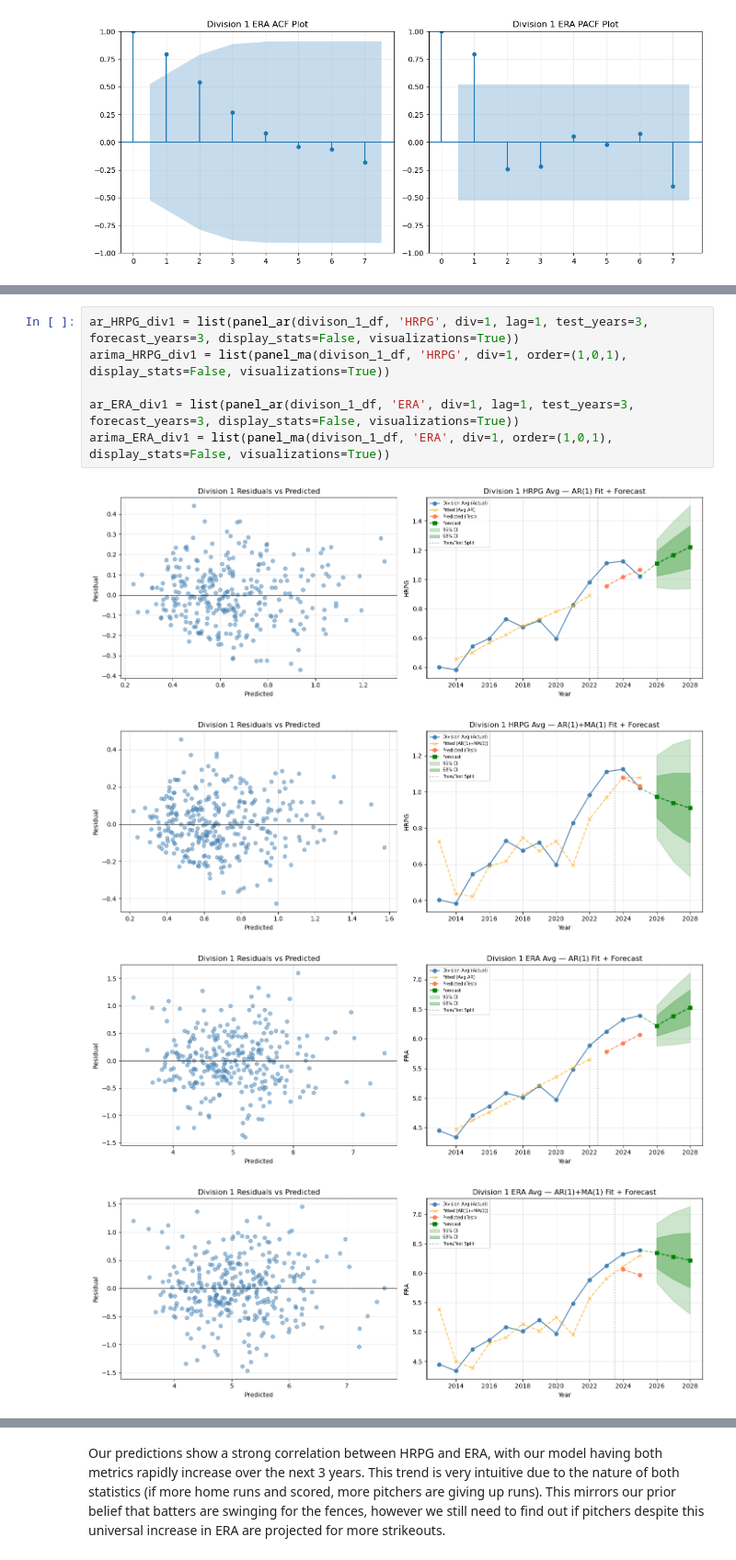
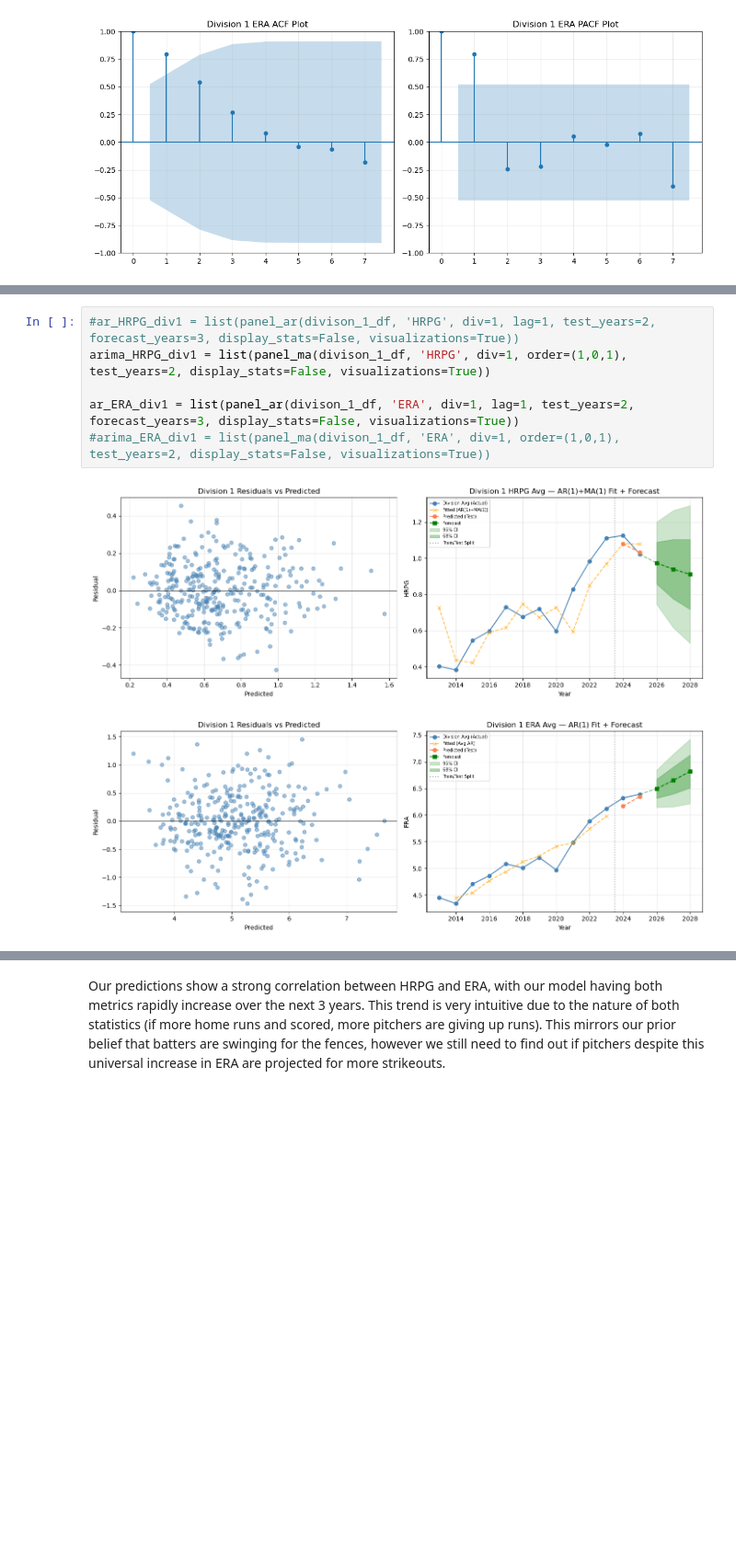
Before and after one commit to jeremym3817/DS4420-BiggsMarino-Final-Project, a Jupyter notebook: Jeremy Marino - DS4420 TimeSeries.ipynb, the cells around one changed output, grey strips where cells are left out. Shown at 92% size. Cells and saved outputs as stored; diff of their text form; blank space fills up the shorter version.

```diff
--- a/Jeremy Marino - DS4420 TimeSeries.ipynb
+++ b/Jeremy Marino - DS4420 TimeSeries.ipynb
@@ -894,11 +912,9 @@ Although the series is limited, we do see a sort of gradual descent in our ACF a
 # %%
-ar_HRPG_div1 = list(panel_ar(divison_1_df, 'HRPG', div=1, lag=1, test_years=3, forecast_years=3, display_stats=False, visualizations=True))
-arima_HRPG_div1 = list(panel_ma(divison_1_df, 'HRPG', div=1, order=(1,0,1), display_stats=False, visualizations=True))
+#ar_HRPG_div1 = list(panel_ar(divison_1_df, 'HRPG', div=1, lag=1, test_years=2, forecast_years=3, display_stats=False, visualizations=True))
+arima_HRPG_div1 = list(panel_ma(divison_1_df, 'HRPG', div=1, order=(1,0,1), test_years=2, display_stats=False, visualizations=True))
 
-ar_ERA_div1 = list(panel_ar(divison_1_df, 'ERA', div=1, lag=1, test_years=3, forecast_years=3, display_stats=False, visualizations=True))
-arima_ERA_div1 = list(panel_ma(divison_1_df, 'ERA', div=1, order=(1,0,1), display_stats=False, visualizations=True))
+ar_ERA_div1 = list(panel_ar(divison_1_df, 'ERA', div=1, lag=1, test_years=2, forecast_years=3, display_stats=False, visualizations=True))
+#arima_ERA_div1 = list(panel_ma(divison_1_df, 'ERA', div=1, order=(1,0,1), test_years=2, display_stats=False, visualizations=True))
 # %% [output]
-[figure, old version]
+[figure, new version]
-[figure, old version]
+[figure, new version]
-[figure, removed]
-[figure, removed]
```
Also changed, not shown: parts of 48 cells of this notebook.
